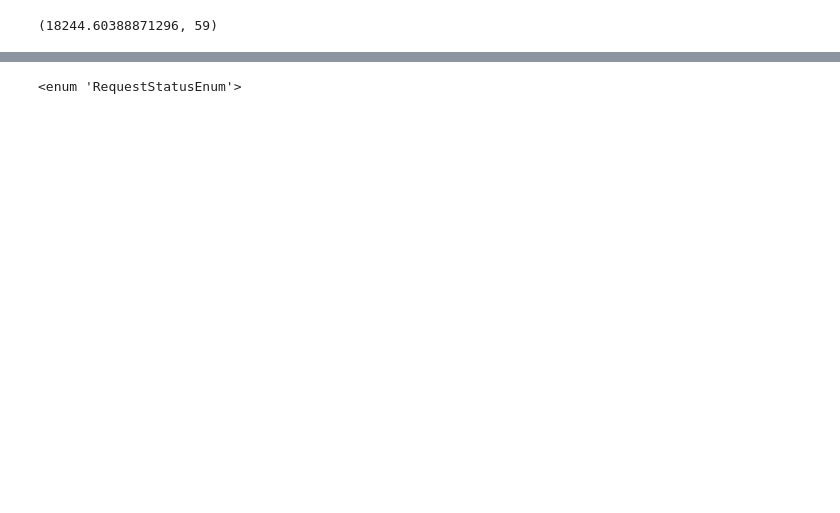
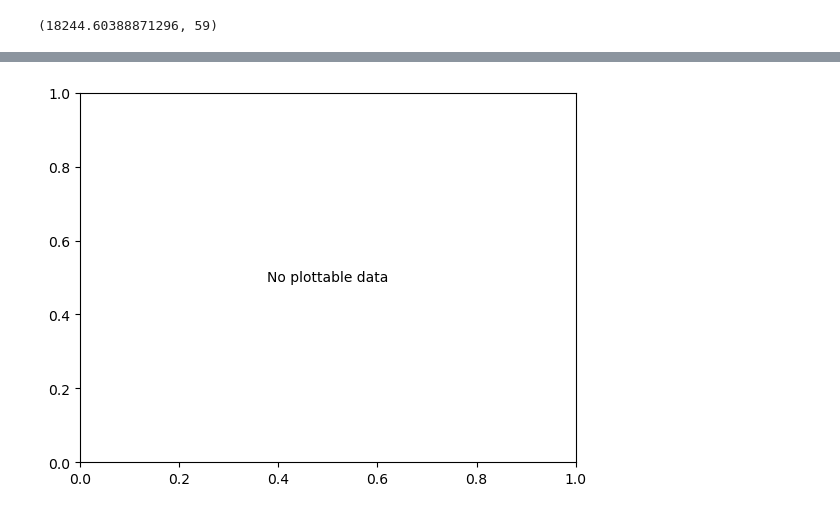
Before and after one commit to akseldkw07/Waymo-Agent, a Jupyter notebook: notebooks/scratch.ipynb, the cells around one changed output, grey strips where cells are left out. Drawn from its saved outputs; the diff is of its cells as text; code cells hidden in the pictures; blank space fills up the shorter version.

```diff
--- a/notebooks/scratch.ipynb
+++ b/notebooks/scratch.ipynb
@@ -74,8 +65 @@ ox.plot_graph_route(G, path, route_color="limegreen", route_linewidth=2.0, ax=ax
 (<Figure size 1200x1200 with 1 Axes>, <Axes: >)
-# %%
-from waymo_agent.data_classes.dataclasses import RequestStatusEnum
-
-
-RequestStatusEnum
-# %% [output]
-<enum 'RequestStatusEnum'>
@@ -83,0 +66,4 @@ plot_request_types = set([RequestStatusEnum.AWAITING_PRICE, RequestStatusEnum.AC
+# %%
+hist_edge_or_node_attr(G, "x_norm", "node")
+# %% [output]
+[figure, added]
```
Also changed, not shown: parts of 8 cells of this notebook, 19 other files.
